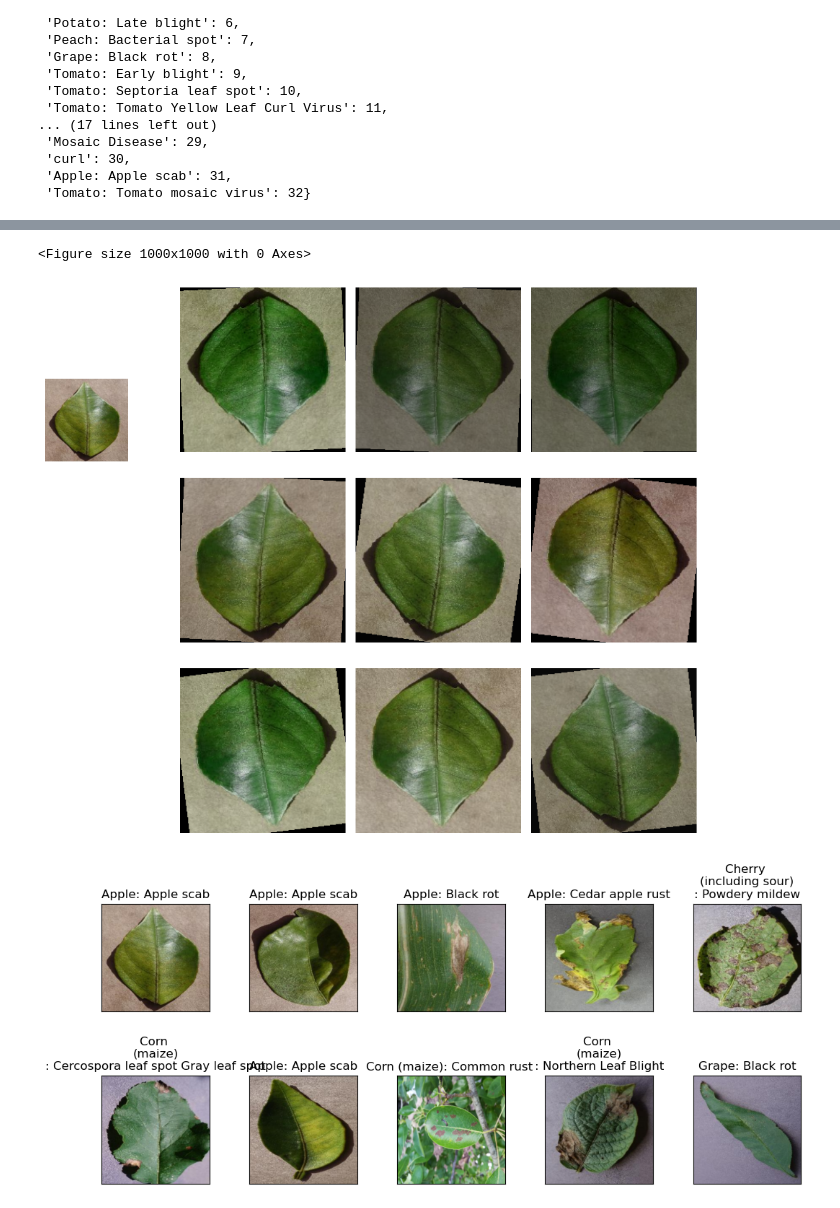
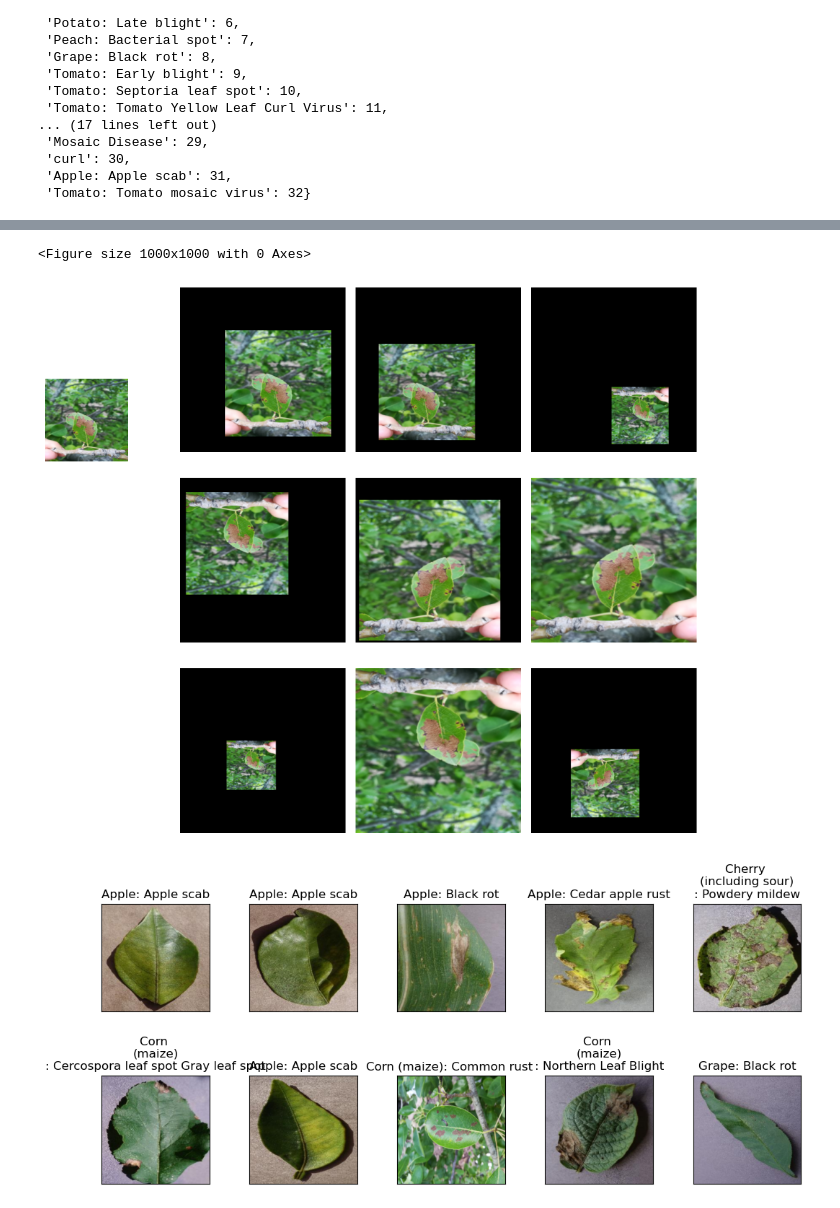
Before and after one commit to ruthwiknarreddy/AI-and-Deep-Learning-Group-8--6165, a Jupyter notebook: scripts/test_code.ipynb, the cells around one changed output, grey strips where cells are left out. Saved outputs shown, nothing was run; the diff lists cells and outputs as text; code cells hidden in the pictures.

```diff
--- a/scripts/test_code.ipynb
+++ b/scripts/test_code.ipynb
@@ -253,37 +266,43 @@ starting to paste on background
 # %%
 data_augmentation = v2.Compose([
-    transforms.v2.RandomHorizontalFlip(p=0.5),
-    transforms.v2.RandomVerticalFlip(p=0.5),
-    transforms.v2.RandomRotation(degrees = 10),
-    #transforms.v2.RandomZoomOut(p=.5),
-    transforms.v2.ColorJitter(brightness = (.5,1), contrast = 0.1,
-                              saturation = 0.1, hue = 0.1)
+transforms.v2.Resize((224, 224)),
+transforms.v2.ToImage(),
+transforms.v2.ToDtype(torch.float32, scale=True),
+# transforms.v2.Normalize(mean, std),
+transforms.v2.RandomHorizontalFlip(p=0.5),
+transforms.v2.RandomVerticalFlip(p=0.5),
+transforms.v2.RandomRotation(degrees = (-.1,.1)),
+transforms.v2.RandomZoomOut(p=.5),
+transforms.v2.ColorJitter(brightness = 0.01, contrast = 0.01,
+                        saturation = 0.01, hue = 0.01)
 ])
 # %%
 
 
 plt.figure(figsize=(10, 10))
 
 for i, image_label in enumerate(train_dataset):
-    plt.figure(figsize=(10,8))
-    plt.subplot(6, 4, 5)
-    plt.imshow(image_label[0].permute(1, 2, 0).numpy())
-    plt.axis("off")
+    if i == 2:
+        plt.figure(figsize=(10,8))
+        plt.subplot(6, 4, 5)
+        plt.imshow(image_label[0].permute(1, 2, 0).numpy())
+        plt.axis("off")
 
 
-    for j in range(9):
-        ax = plt.subplot(3, 4, int(j/3)*4 + 2 + (j % 3))
+        for j in range(9):
+            ax = plt.subplot(3, 4, int(j/3)*4 + 2 + (j % 3))
 
-        show_img(data_augmentation(image_label[0]).permute(1,2,0).numpy(), "")
+            show_img(data_augmentation(image_label[0]).permute(1,2,0).numpy(), "")
 
+            plt.tight_layout()
+            plt.axis("off")
         plt.tight_layout()
-        plt.axis("off")
-    plt.tight_layout()
-    if i != 1:
-        break
+        plt.
+        # if i != 1:
+        #     break
 # %% [output]
 <Figure size 1000x1000 with 0 Axes>
-[figure, old version]
+[figure, new version]
 # %%
 train_dataset = data_augmentation(train_dataset)
 
```
Also changed, not shown: parts of 8 cells of this notebook, 4 other files.
